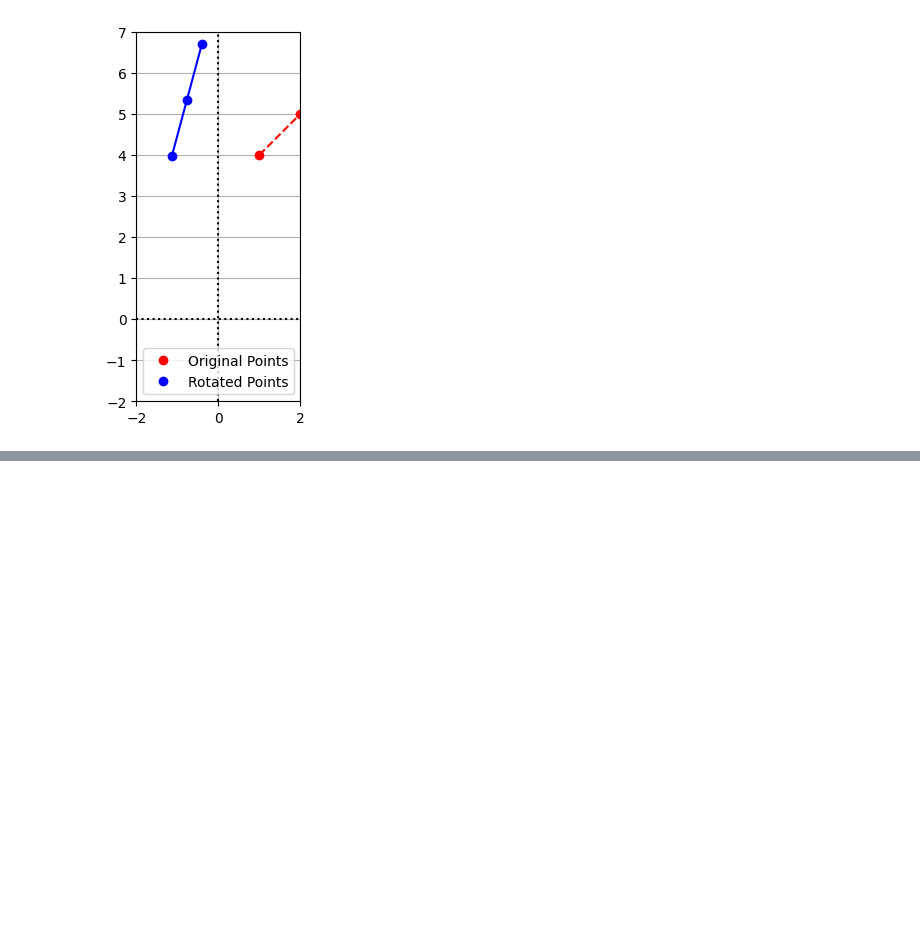
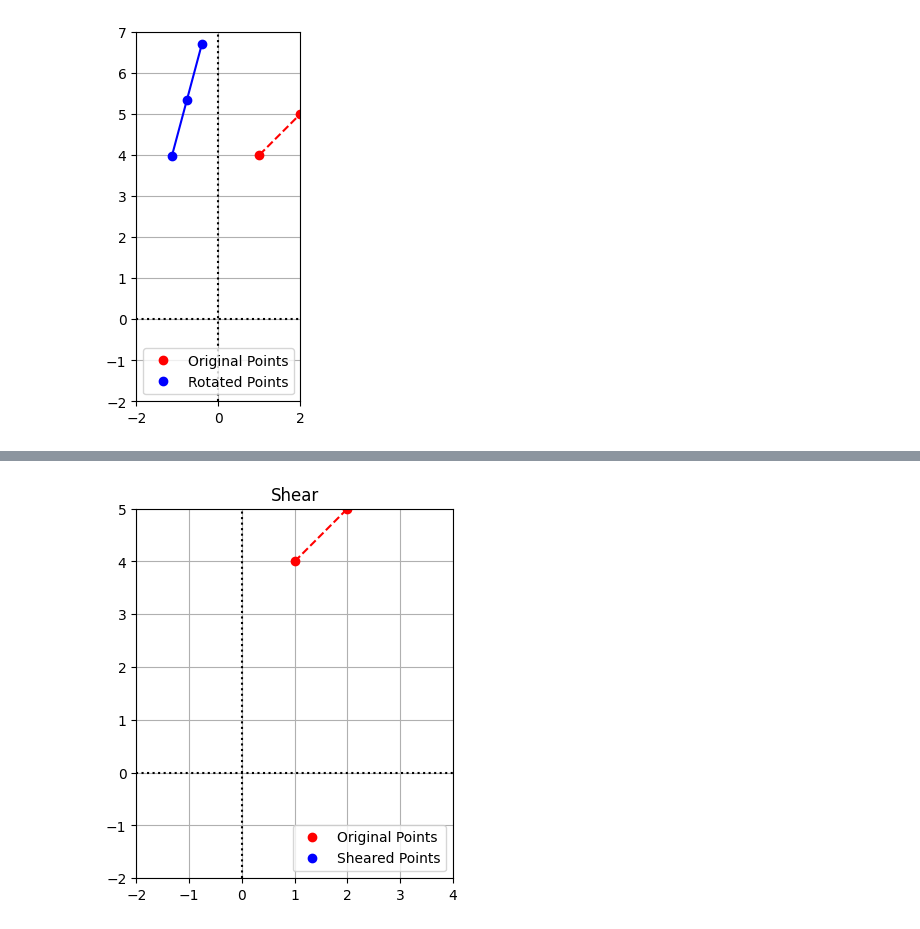
Before and after one commit to Nistha27/Maths-with-Python, a Jupyter notebook: LAB -02/Vector_Space.ipynb, the cells around one changed output, grey strips where cells are left out. Saved outputs shown, nothing was run; the diff lists cells and outputs as text; code cells hidden in the pictures; blank space fills up the shorter version.

Commit message:
shear transformation

```diff
--- a/LAB -02/Vector_Space.ipynb
+++ b/LAB -02/Vector_Space.ipynb
@@ -291,0 +296,39 @@ plt.show()
+# %%
+import numpy as np
+import matplotlib.pyplot as plt
+
+# Define your 'coords' array here, assuming it's a 2xN NumPy array
+coords = np.array([[1,2,3], [4,5,6]])
+
+S = np.array([[1, 2], [0, 1]])
+S_coords = np.dot(S, coords)
+
+x_LT4 = S_coords[0, :]
+y_LT4 = S_coords[1, :]
+
+x = [1,2,3]
+y = [4,5,6]
+
+# Create the figure and axes objects
+fig, ax = plt.subplots()
+
+# Plot the points. x and y are original vectors, x_LT4 and y_LT4 are images
+ax.plot(x, y, 'ro', label='Original Points')
+ax.plot(x_LT4, y_LT4, 'bo', label='Sheared Points')
+
+# Connect the points by lines
+ax.plot(x, y, 'r', ls="--")
+ax.plot(x_LT4, y_LT4, 'b')
+
+# Edit some settings
+ax.axvline(x=0, color="k", ls=":")
+ax.axhline(y=0, color="k", ls=":")
+ax.grid(True)
+ax.axis([-2, 4, -2, 5])  # Adjusted the axis limits
+ax.set_aspect('equal')
+ax.set_title("Shear")
+ax.legend()
+
+plt.show()
+# %% [output]
+[figure, added]
```
Also changed, not shown: parts of 2 cells of this notebook.
